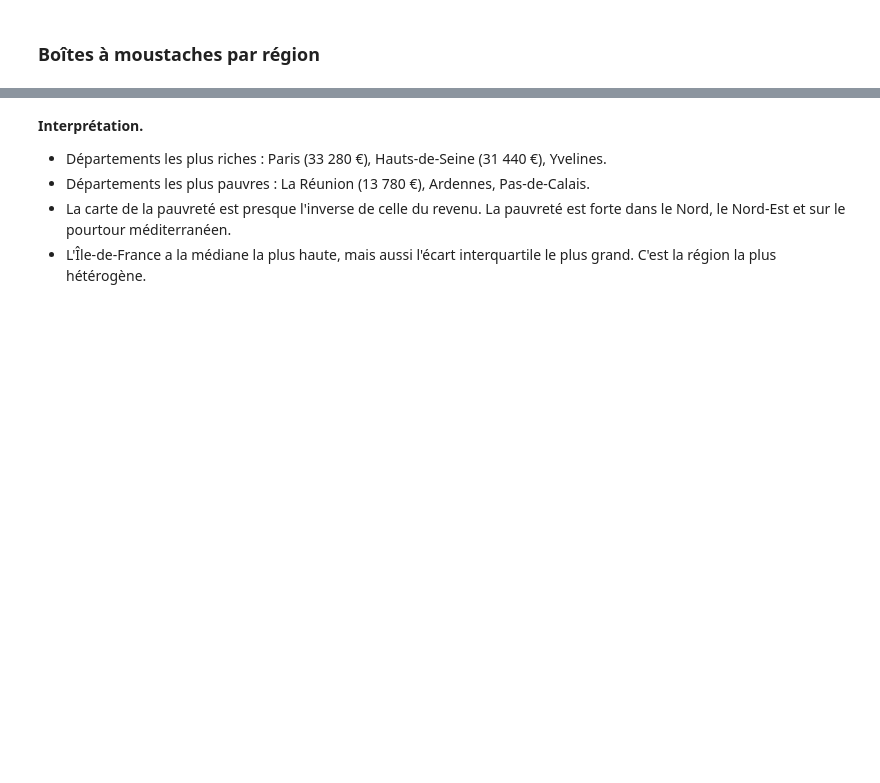
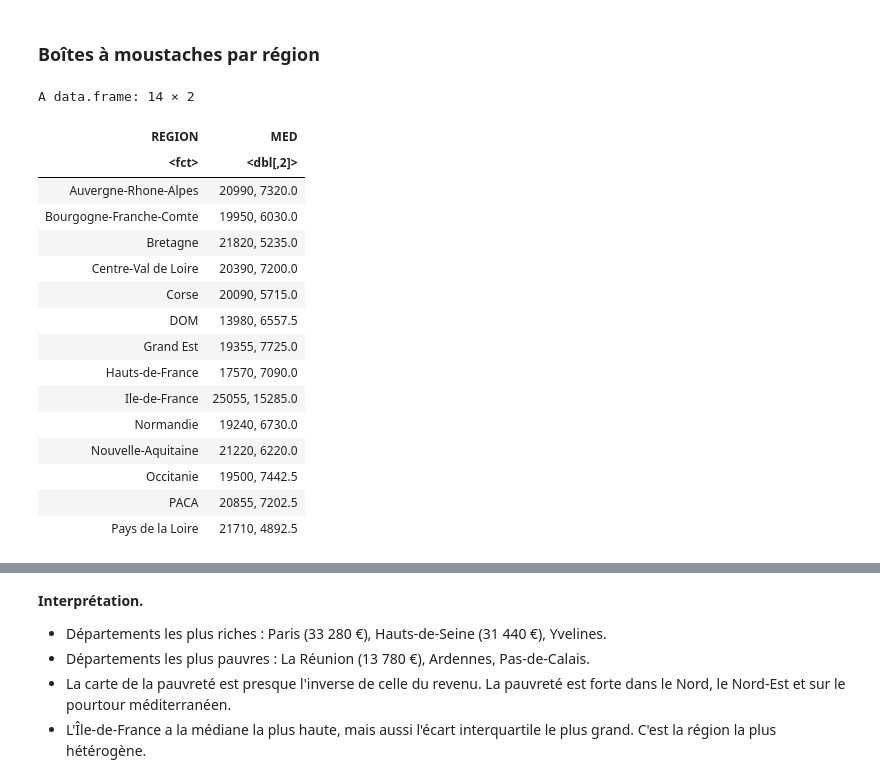
Before and after one commit to Vic-Warden/France-Income-Disparities, a Jupyter notebook: project.ipynb, the cells around one changed output, grey strips where cells are left out. Cells and saved outputs as stored; diff of their text form; code cells hidden in the pictures; blank space fills up the shorter version.

```diff
--- a/project.ipynb
+++ b/project.ipynb
@@ -458,12 +486,32 @@ ggplot(map, aes(x = long, y = lat, group = group)) + geom_polygon(aes(fill = TP6
 # %%
 # Boxplot of the median income of the IRIS by region
 options(repr.plot.width = 14, repr.plot.height = 8)
 par(mar = c(11, 5, 3, 1))
 
 # Create a boxplot of median income by region
 boxplot(rename_columns$MED ~ rename_columns$REGION, xlab = "", ylab = "Median income (euros)", las = 2, col = "lightblue", main = "Median income of the IRIS by region")
 par(mar = c(5, 4, 4, 2))
+
+# Boxplot of the median income of the IRIS by region
+aggregate(MED ~ REGION, data = rename_columns, FUN = function(x) c(median = median(x), IQR = IQR(x)))
 # %% [output]
+A data.frame: 14 × 2
+| REGION | MED |
+| <fct> | <dbl[,2]> |
+| Auvergne-Rhone-Alpes | 20990, 7320.0 |
+| Bourgogne-Franche-Comte | 19950, 6030.0 |
+| Bretagne | 21820, 5235.0 |
+| Centre-Val de Loire | 20390, 7200.0 |
+| Corse | 20090, 5715.0 |
+| DOM | 13980, 6557.5 |
+| Grand Est | 19355, 7725.0 |
+| Hauts-de-France | 17570, 7090.0 |
+| Ile-de-France | 25055, 15285.0 |
+| Normandie | 19240, 6730.0 |
+| Nouvelle-Aquitaine | 21220, 6220.0 |
+| Occitanie | 19500, 7442.5 |
+| PACA | 20855, 7202.5 |
+| Pays de la Loire | 21710, 4892.5 |
 [figure]
 # %% [markdown]
 **Interprétation.**
```
Also changed, not shown: parts of 10 cells of this notebook, 1 other file.
